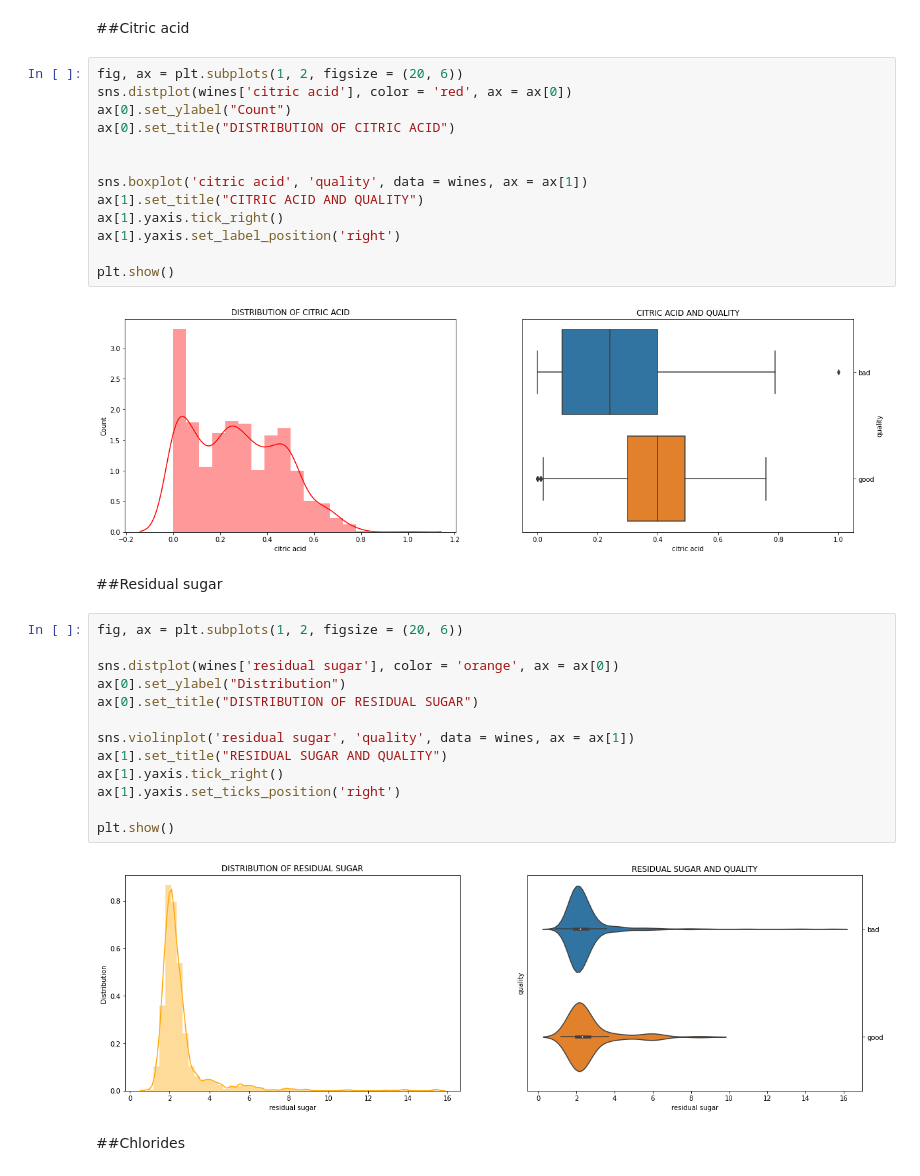
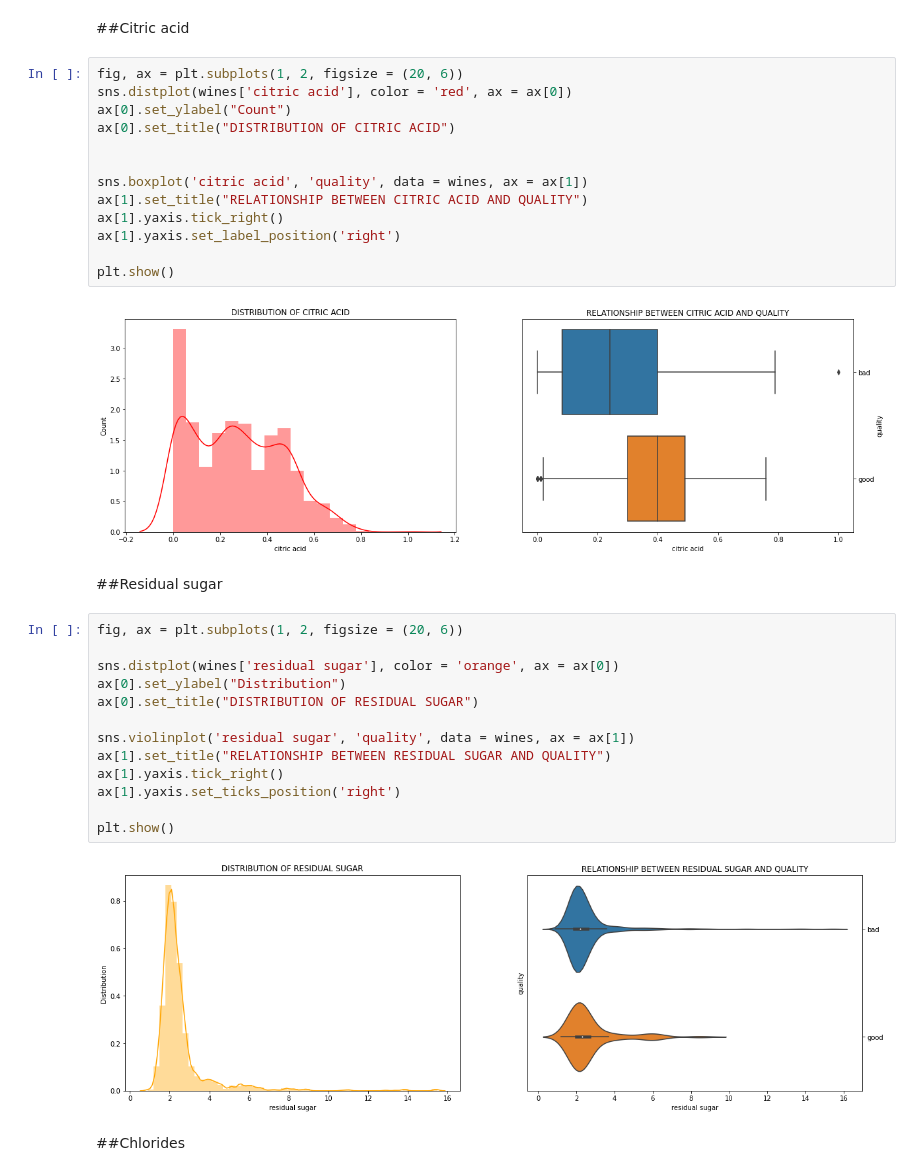
Before and after one commit to MikeDeecode/Red-wine-quality-report, a Jupyter notebook: wine_quality_analysis.ipynb, the cells around one changed output. Cells and saved outputs as stored; diff of their text form.

```diff
--- a/wine_quality_analysis.ipynb
+++ b/wine_quality_analysis.ipynb
@@ -121,18 +125,18 @@ plt.show()
 # %%
 fig, ax = plt.subplots(1, 2, figsize = (20, 6))
 sns.distplot(wines['citric acid'], color = 'red', ax = ax[0])
 ax[0].set_ylabel("Count")
 ax[0].set_title("DISTRIBUTION OF CITRIC ACID")
 
 
 sns.boxplot('citric acid', 'quality', data = wines, ax = ax[1])
-ax[1].set_title("CITRIC ACID AND QUALITY")
+ax[1].set_title("RELATIONSHIP BETWEEN CITRIC ACID AND QUALITY")
 ax[1].yaxis.tick_right()
 ax[1].yaxis.set_label_position('right')
 
 plt.show()
 # %% [output]
-[figure, old version]
+[figure, new version]
 # %% [markdown]
 ##Residual sugar
 # %%
@@ -143,13 +147,13 @@ ax[0].set_ylabel("Distribution")
 ax[0].set_title("DISTRIBUTION OF RESIDUAL SUGAR")
 
 sns.violinplot('residual sugar', 'quality', data = wines, ax = ax[1])
-ax[1].set_title("RESIDUAL SUGAR AND QUALITY")
+ax[1].set_title("RELATIONSHIP BETWEEN RESIDUAL SUGAR AND QUALITY")
 ax[1].yaxis.tick_right()
 ax[1].yaxis.set_ticks_position('right')
 
 plt.show()
 # %% [output]
-[figure, old version]
+[figure, new version]
 # %% [markdown]
 ##Chlorides
 # %%
```
Also changed, not shown: parts of 9 cells of this notebook.
